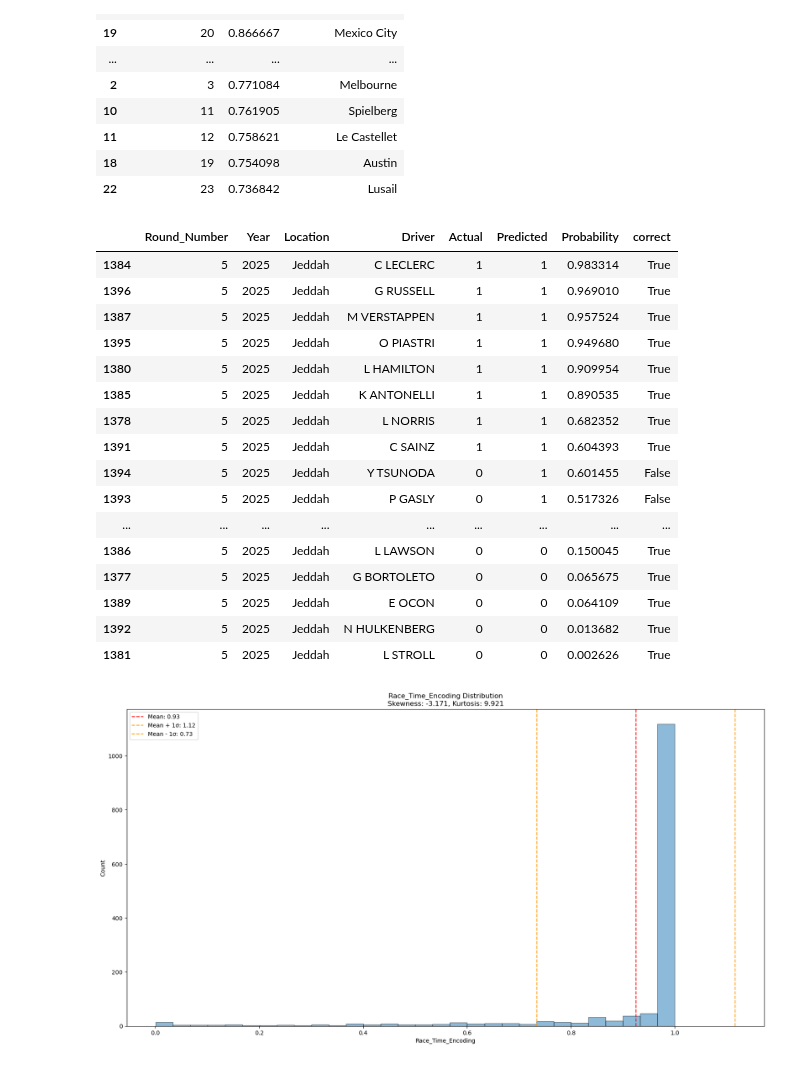
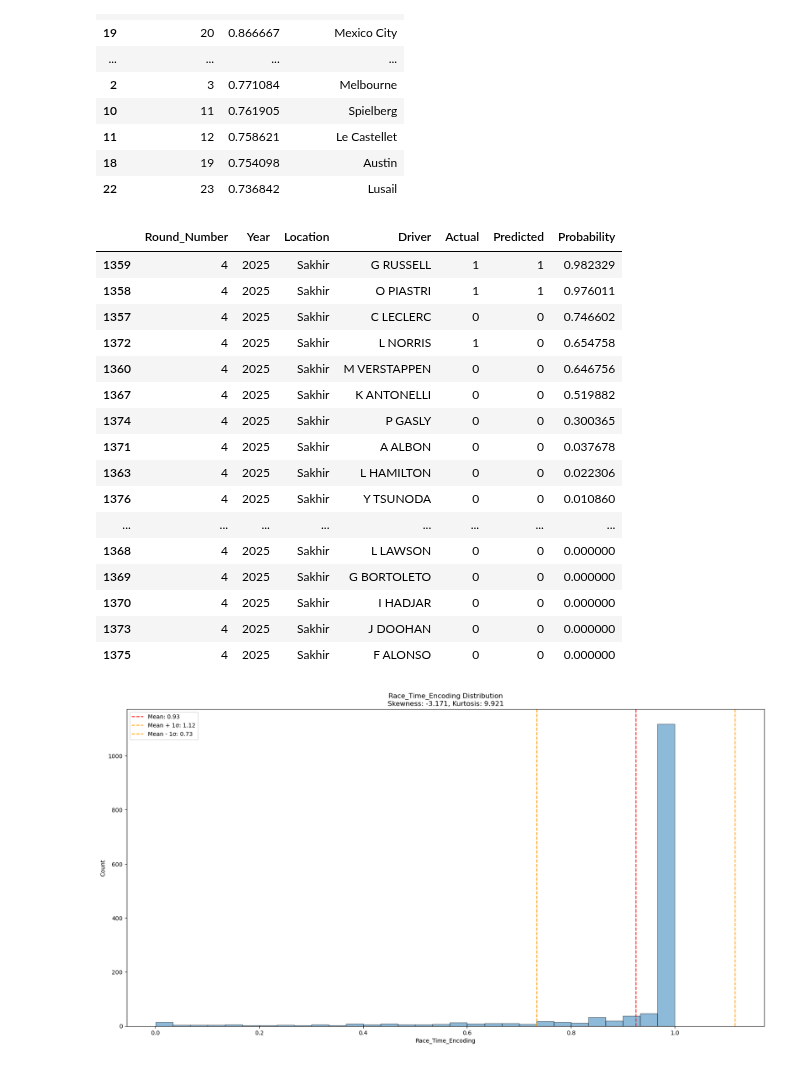
Before and after one commit to rohank36/f1, a Jupyter notebook: experiment.ipynb, the cells around one changed output. Saved outputs shown, nothing was run; the diff lists cells and outputs as text; code cells hidden in the pictures.

```diff
--- a/experiment.ipynb
+++ b/experiment.ipynb
@@ -194,25 +194,25 @@ model_eval.get_f1score_per_race()
 | 18 | 19 | 0.754098 | Austin |
 | 22 | 23 | 0.736842 | Lusail |
 # %%
-model_eval.get_preds_for_race(2025,5)
+model_eval.get_preds_for_race(2025,4)
 # %% [output]
-|  | Round_Number | Year | Location | Driver | Actual | Predicted | Probability | correct |
-| 1384 | 5 | 2025 | Jeddah | C LECLERC | 1 | 1 | 0.983314 | True |
-| 1396 | 5 | 2025 | Jeddah | G RUSSELL | 1 | 1 | 0.969010 | True |
-| 1387 | 5 | 2025 | Jeddah | M VERSTAPPEN | 1 | 1 | 0.957524 | True |
-| 1395 | 5 | 2025 | Jeddah | O PIASTRI | 1 | 1 | 0.949680 | True |
-| 1380 | 5 | 2025 | Jeddah | L HAMILTON | 1 | 1 | 0.909954 | True |
-| 1385 | 5 | 2025 | Jeddah | K ANTONELLI | 1 | 1 | 0.890535 | True |
-| 1378 | 5 | 2025 | Jeddah | L NORRIS | 1 | 1 | 0.682352 | True |
-| 1391 | 5 | 2025 | Jeddah | C SAINZ | 1 | 1 | 0.604393 | True |
-| 1394 | 5 | 2025 | Jeddah | Y TSUNODA | 0 | 1 | 0.601455 | False |
-| 1393 | 5 | 2025 | Jeddah | P GASLY | 0 | 1 | 0.517326 | False |
-| ... | ... | ... | ... | ... | ... | ... | ... | ... |
-| 1386 | 5 | 2025 | Jeddah | L LAWSON | 0 | 0 | 0.150045 | True |
-| 1377 | 5 | 2025 | Jeddah | G BORTOLETO | 0 | 0 | 0.065675 | True |
-| 1389 | 5 | 2025 | Jeddah | E OCON | 0 | 0 | 0.064109 | True |
-| 1392 | 5 | 2025 | Jeddah | N HULKENBERG | 0 | 0 | 0.013682 | True |
-| 1381 | 5 | 2025 | Jeddah | L STROLL | 0 | 0 | 0.002626 | True |
+|  | Round_Number | Year | Location | Driver | Actual | Predicted | Probability |
+| 1359 | 4 | 2025 | Sakhir | G RUSSELL | 1 | 1 | 0.982329 |
+| 1358 | 4 | 2025 | Sakhir | O PIASTRI | 1 | 1 | 0.976011 |
+| 1357 | 4 | 2025 | Sakhir | C LECLERC | 0 | 0 | 0.746602 |
+| 1372 | 4 | 2025 | Sakhir | L NORRIS | 1 | 0 | 0.654758 |
+| 1360 | 4 | 2025 | Sakhir | M VERSTAPPEN | 0 | 0 | 0.646756 |
+| 1367 | 4 | 2025 | Sakhir | K ANTONELLI | 0 | 0 | 0.519882 |
+| 1374 | 4 | 2025 | Sakhir | P GASLY | 0 | 0 | 0.300365 |
+| 1371 | 4 | 2025 | Sakhir | A ALBON | 0 | 0 | 0.037678 |
+| 1363 | 4 | 2025 | Sakhir | L HAMILTON | 0 | 0 | 0.022306 |
+| 1376 | 4 | 2025 | Sakhir | Y TSUNODA | 0 | 0 | 0.010860 |
+| ... | ... | ... | ... | ... | ... | ... | ... |
+| 1368 | 4 | 2025 | Sakhir | L LAWSON | 0 | 0 | 0.000000 |
+| 1369 | 4 | 2025 | Sakhir | G BORTOLETO | 0 | 0 | 0.000000 |
+| 1370 | 4 | 2025 | Sakhir | I HADJAR | 0 | 0 | 0.000000 |
+| 1373 | 4 | 2025 | Sakhir | J DOOHAN | 0 | 0 | 0.000000 |
+| 1375 | 4 | 2025 | Sakhir | F ALONSO | 0 | 0 | 0.000000 |
 # %%
 analysis.plot_prob_dist("Race_Time_Encoding")
 # %% [output]
```
Also changed, not shown: parts of 1 cell of this notebook, 4 other files.
